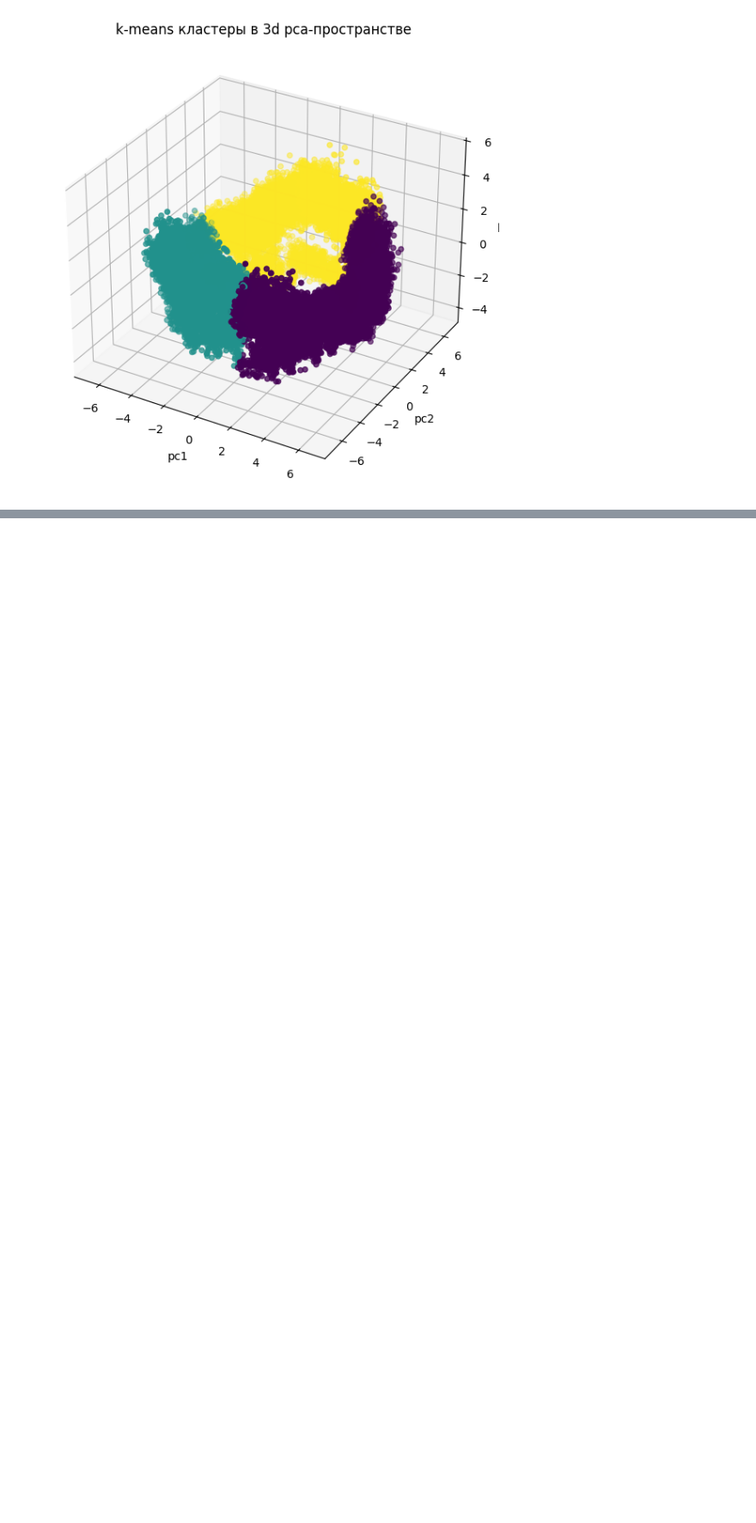
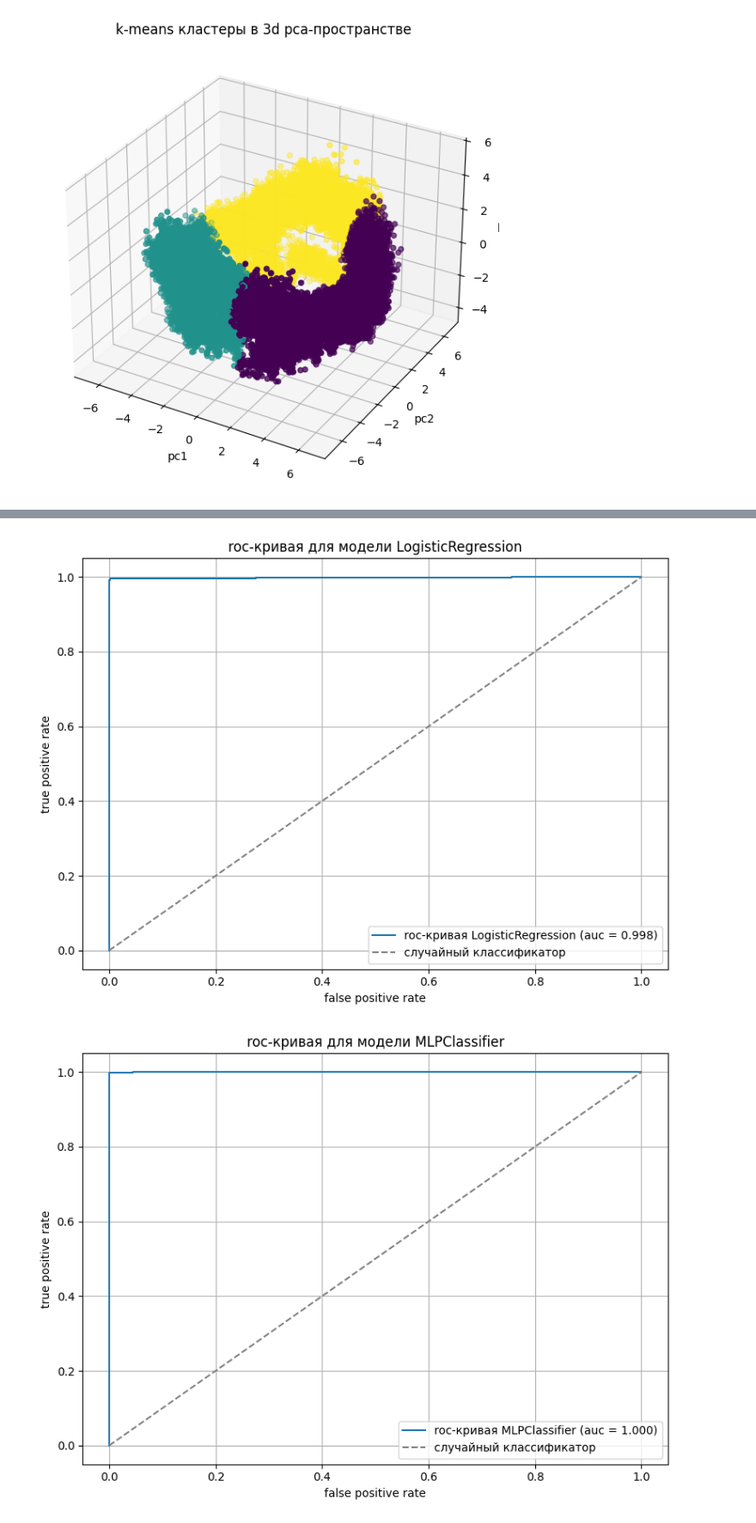
Before and after one commit to haxarasu/ml_tgu, a Jupyter notebook: src/main.ipynb, the cells around one changed output, grey strips where cells are left out. Shown at 86% size. Drawn from its saved outputs; the diff is of its cells as text; code cells hidden in the pictures; blank space fills up the shorter version.

```diff
--- a/src/main.ipynb
+++ b/src/main.ipynb
@@ -152,0 +196,64 @@ kmeans_clust.plot_3d(figsize=(8, 6))
+# %%
+models_multi = (
+    catboost_model_gs,
+    lightgbm_model_gs,
+    xgboost_model_gs,
+    tree_model_gs,
+    rf_model_gs,
+)
+
+# тестовая выборка та же, что использовалась внутри Boosters
+X_test_multi = boosters.X_test
+y_test_multi = boosters.y_test
+
+evaluator_multi = ModelEvaluator(
+    models=models_multi,
+    X_test=X_test_multi,
+    y_test=y_test_multi,
+)
+
+results_multi = evaluator_multi.evaluate(average="macro")
+
+print(" многоклассовые модели с подбором гиперпараметров ")
+for model_name, m in results_multi.items():
+    print(f"\n{model_name}:")
+    print("  accuracy :", f"{m['accuracy']:.4f}")
+    print("  precision:", f"{m['precision']:.4f}")
+    print("  f1       :", f"{m['f1']:.4f}")
+    auc = m["auc"]
+    if auc is not None:
+        print("  auc      :", f"{auc:.4f}")
+
+
+models_bin = (
+    logreg_model_gs,
+    nn_model_gs,
+)
+
+# выборки данных из моделей для бинарной классификации
+X_test_bin = logreg_trainer.X_test
+y_test_bin = logreg_trainer.y_test
+
+evaluator_bin = ModelEvaluator(
+    models=models_bin,
+    X_test=X_test_bin,
+    y_test=y_test_bin,
+    pos_label=1,      # положительный класс — is_table = 1
+)
+
+results_bin = evaluator_bin.evaluate(average="binary")
+
+print("\n\n бинарные модели (is_table) с подбором гиперпараметров ")
+for model_name, m in results_bin.items():
+    print(f"\n{model_name}:")
+    print("  accuracy :", f"{m['accuracy']:.4f}")
+    print("  precision:", f"{m['precision']:.4f}")
+    print("  f1       :", f"{m['f1']:.4f}")
+    auc = m["auc"]
+    if auc is not None:
+        print("  auc      :", f"{auc:.4f}")
+
+
+evaluator_bin.plot_roc_curve("LogisticRegression")
+evaluator_bin.plot_roc_curve("MLPClassifier")
+# %% [output]
@@ -152,0 +277,2 @@ kmeans_clust.plot_3d(figsize=(8, 6))
+[figure, added]
+[figure, added]
```
Also changed, not shown: parts of 11 cells of this notebook, 4 other files.
